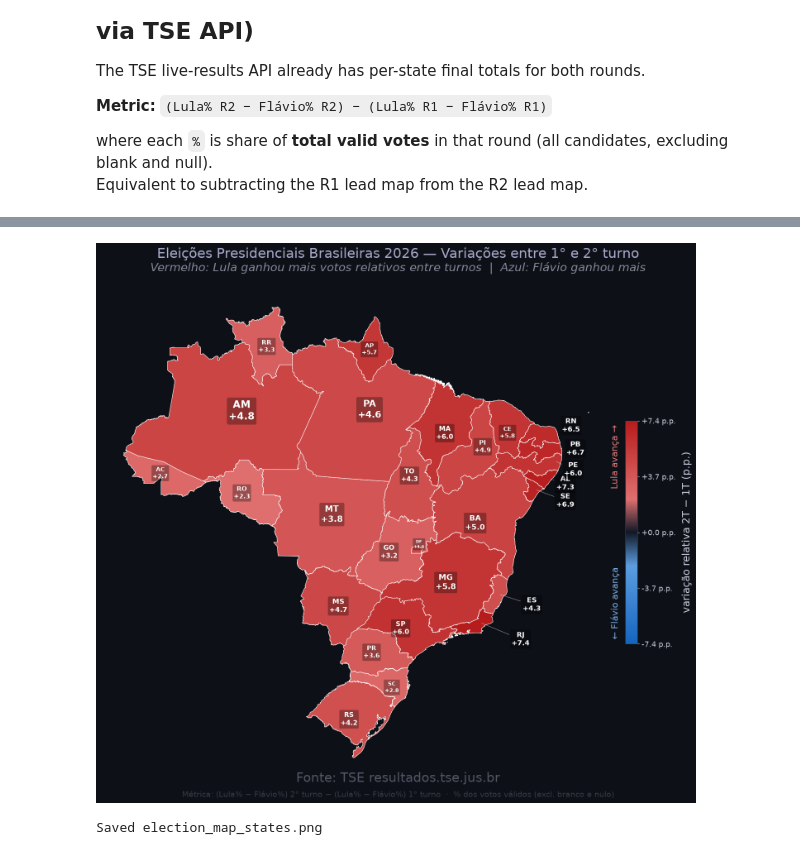
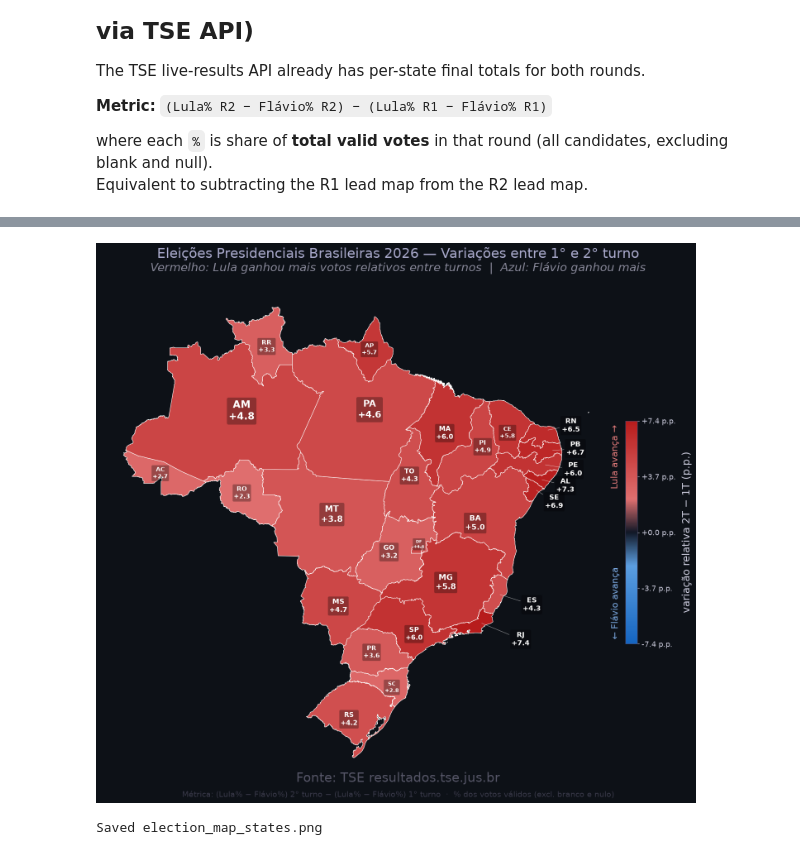
Before and after one commit to SebasEliens/br26-map, a Jupyter notebook: election_map.ipynb, the cells around one changed output, grey strips where cells are left out. Saved outputs shown, nothing was run; the diff lists cells and outputs as text; code cells hidden in the pictures.

```diff
--- a/election_map.ipynb
+++ b/election_map.ipynb
@@ -471,11 +471,11 @@ gdf_state_map.plot(
 # States with labels placed offshore (in the Atlantic) with a thin leader line.
 # xy=(rep_point + xy_offset) is the arrow tip; xytext is the label position.
 OFFSHORE = {
-    "RN": {"xytext": (-34.0, -5.0),  "xy_offset": (2.2,  0.5)},
-    "PB": {"xytext": (-33.6, -7.0),  "xy_offset": (2.1,  0.0)},
-    "PE": {"xytext": (-33.8, -8.8),  "xy_offset": (2.5,  0.3)},
-    "AL": {"xytext": (-34.5, -10.0), "xy_offset": (1.0,  0.0)},
-    "SE": {"xytext": (-34.5, -11.5), "xy_offset": (0.0,  0.0)},
+    "RN": {"xytext": (-34.0, -5.0),  "xy_offset": (0.50,  0.5)},
+    "PB": {"xytext": (-33.6, -7.0),  "xy_offset": (1.0,  0.0)},
+    "PE": {"xytext": (-33.8, -8.8),  "xy_offset": (1.5,  0.0)},
+    "AL": {"xytext": (-34.5, -10.2), "xy_offset": (0.0,  0.0)},
+    "SE": {"xytext": (-35.5, -11.6), "xy_offset": (0.0,  0.0)},
     "ES": {"xytext": (-37.5, -20.5), "xy_offset": (0.0,  0.0)},
     "RJ": {"xytext": (-38.5, -23.5), "xy_offset": (0.0,  0.0)},
 }
@@ -484,6 +484,7 @@ OFFSHORE = {
 nudge = {
     "CE": (-0.3, -0.3),
     "DF": ( 0.2,  0.5),
+    "SP": ( 1.2,  -0.5),
 }
 
 for _, row in gdf_state_map.iterrows():
@@ -523,32 +524,32 @@ sm2 = plt.cm.ScalarMappable(cmap=cmap, norm=norm_s)
 sm2.set_array([])
 cbar2 = fig2.colorbar(sm2, ax=ax2, shrink=0.45, aspect=18, pad=0.02)
 cbar2.outline.set_edgecolor("#444466")
 cbar2.ax.tick_params(colors="#ccccdd", labelsize=13)
 ticks2 = np.linspace(-vmax_s, vmax_s, 5)
 cbar2.set_ticks(ticks2)
 cbar2.set_ticklabels([f"{v:+.1f} p.p." for v in ticks2])
 cbar2.set_label("variação relativa 2T − 1T (p.p.)", color="#ccccdd", fontsize=18, labelpad=10)
 cbar2.ax.text(-1.2, 0.02, "← Flávio avança", transform=cbar2.ax.transAxes,
               va="bottom", ha="left", fontsize=16, color="#7aa8e0", rotation=90)
 cbar2.ax.text(-1.2, 0.98, "Lula avança →",   transform=cbar2.ax.transAxes,
               va="top",    ha="left", fontsize=16, color="#e07a7a", rotation=90)
 
 ax2.axis("off")
 plt.tight_layout(rect=[0, 0.022, 1, 0.90])
 fig2.text(0.5, 0.935, "Eleições Presidenciais Brasileiras 2026 — Variações entre 1° e 2° turno",
           ha="center", color="#aaaacc", fontsize=24)
 fig2.text(0.5, 0.912,
           "Vermelho: Lula ganhou mais votos relativos entre turnos  |  Azul: Flávio ganhou mais",
           ha="center", color="#888899", fontsize=20, style="italic")
 fig2.text(0.5, 0.03, "Fonte: TSE resultados.tse.jus.br",
           ha="center", color="#555566", fontsize=22)
 fig2.text(0.5, 0.004,
           "Métrica: (Lula% − Flávio%) 2° turno − (Lula% − Flávio%) 1° turno  ·  % dos votos válidos (excl. branco e nulo)",
           ha="center", color="#3a3a4a", fontsize=14)
 
 plt.savefig("election_map_states.png", dpi=200, bbox_inches="tight", facecolor=BG)
 plt.show()
 print("Saved election_map_states.png")
 # %% [output]
-[figure, old version]
+[figure, new version]
 Saved election_map_states.png
```
